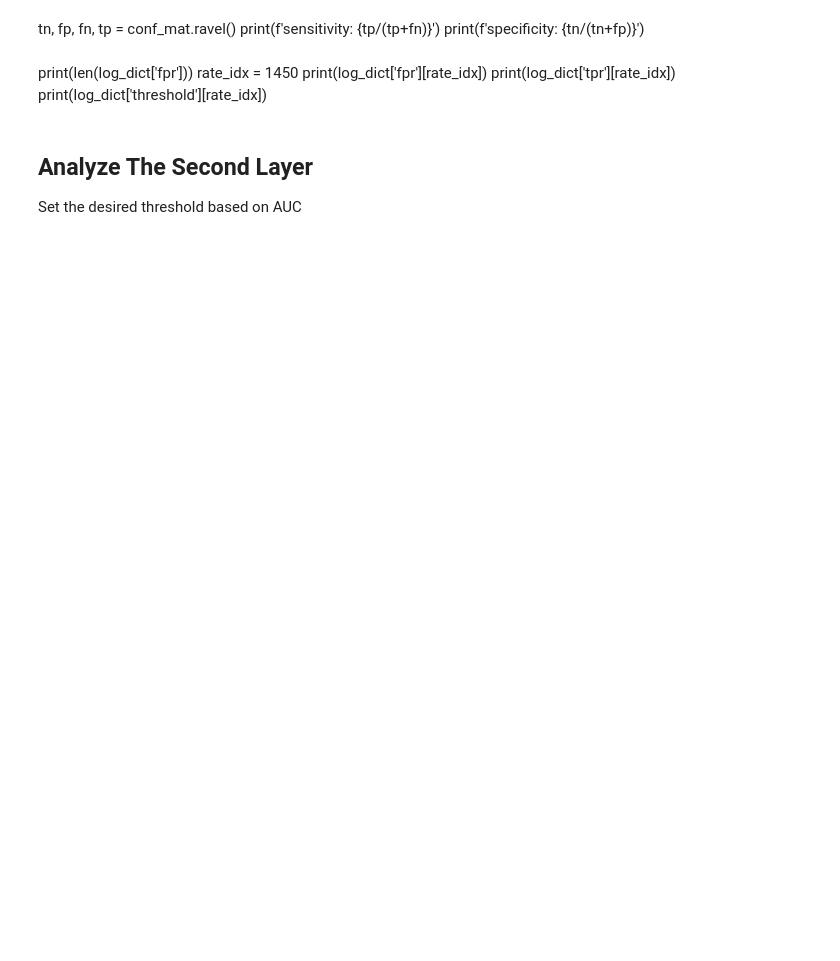
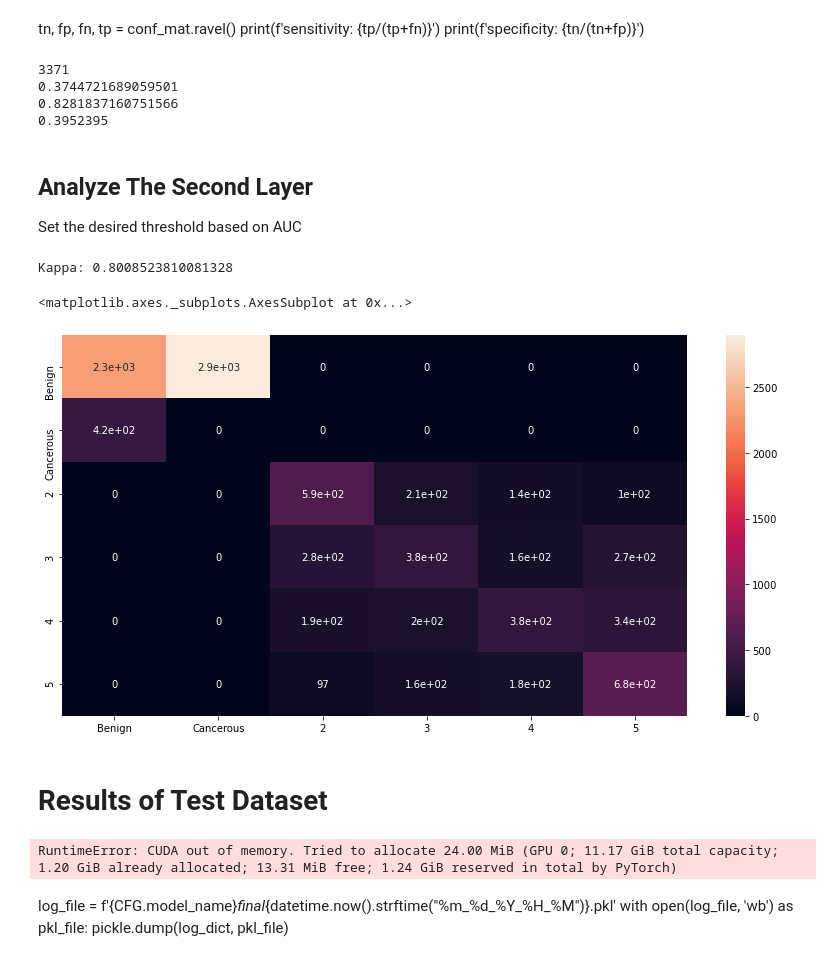
Before and after one commit to yh36/CS231nProstateCancer, a Jupyter notebook: PCaTileStreamMTL.ipynb, the cells around one changed output. Drawn from its saved outputs; the diff is of its cells as text; code cells hidden in the pictures; blank space fills up the shorter version.

Commit message:
Completed the cv training and added the test dataset code

```diff
--- a/PCaTileStreamMTL.ipynb
+++ b/PCaTileStreamMTL.ipynb
@@ -35,11 +35,11 @@ from PIL import Image
     To resolve the CUDA out of memory issue, we can trade-off between number of tiles and batch_size
 """
 class CFG:
-    batch_size = 14
+    batch_size = 16 # cv:14
     debug = False
     device = torch.device('cuda')
     dtype = torch.float32
-    epochs = 20
+    epochs = 2 # cv:20
     lr = 1e-4
     model_name = 'resnet_mlt'
     nfolds = 4
@@ -48,7 +48,7 @@ class CFG:
     n_tile = 12
     seed = 524
     test_split = 516
-    threshold = .5
+    threshold = .30
     weight_decay = .25
     TRAIN = '../yi_data/panda-16x128x128-tiles-data/train/'
     LABELS = '../data/train.csv'
@@ -545,12 +576,17 @@ plt.show()
 tn, fp, fn, tp = conf_mat.ravel()
 print(f'sensitivity: {tp/(tp+fn)}')
 print(f'specificity: {tn/(tn+fp)}')
-# %% [markdown]
-print(len(log_dict['fpr']))
-rate_idx = 1450
-print(log_dict['fpr'][rate_idx])
-print(log_dict['tpr'][rate_idx])
-print(log_dict['threshold'][rate_idx])
+# %%
+print(len(log_dict['fpr']))
+rate_idx = 2100
+print(log_dict['fpr'][rate_idx])
+print(log_dict['tpr'][rate_idx])
+print(log_dict['threshold'][rate_idx])
+# %% [output]
+3371
+0.3744721689059501
+0.8281837160751566
+0.3952395
 # %% [markdown]
 ## Analyze The Second Layer
 Set the desired threshold based on AUC
@@ -565,17 +601,51 @@ p_bc = torch.where(s_bc<CFG.threshold, torch.tensor(0), torch.tensor(1))
 #t_mult =t[t>=2]
 #print(t_mult)
 # Filter out the predictions of layer two
-p_mult[(t_bc==0) & (p_bc==1)] = 8  # Flase positive
-p_mult[(t_bc==1) & (p_bc==0)] = 0  # Flase negative
+p_mult[(t_bc==0) & (p_bc==1)] = 1  # Flase positive
+p_mult[p_bc==0] = 0  # Flase negative
 #print(p_mult)
 t[t==1] = 0  # Convert 1 to 0
-t[(t_bc==1) & (p_bc==0)] = 8
+t[(t_bc==1) & (p_bc==0)] = 1
 #print(t)
 # %%
-kappa = cohen_kappa_score(t, p_mult, weights='quadratic')
+kappa = cohen_kappa_score(t[t_bc==p_bc], p_mult[t_bc==p_bc], weights='quadratic')
 print(f'Kappa: {kappa}')
 conf_mat = confusion_matrix(t, p_mult)
 #plt.matshow()
 plt.figure(figsize=(14,7))
-isup_labels = [0, 2, 3, 4, 5, 8]
+isup_labels = ['Benign', 'Cancerous', 2, 3, 4, 5]
 sn.heatmap(conf_mat, annot=True, xticklabels=isup_labels, yticklabels=isup_labels)
+# %% [output]
+Kappa: 0.8008523810081328
+<matplotlib.axes._subplots.AxesSubplot at 0x...>
+[figure, added]
+# %% [markdown]
+# Results of Test Dataset
+# %%
+def train_full(train_df, test_df):
+    model_ft = initialize_model(CFG.model_name, CFG.num_classes)
+    optimizer = optim.Adam(model_ft.parameters(),
+                           lr=CFG.lr)
+    scheduler = optim.lr_scheduler.ReduceLROnPlateau(optimizer, mode='min', factor=0.1, patience=2, verbose=True, eps=1e-06)
+
+    loader_train, loader_test = data_loader_test(train_df, test_df)
+    return train_model(model_ft, 0,
+                       {'train': loader_train, 'val': loader_test},
+                       FocalLoss(), nn.CrossEntropyLoss(reduction='sum'),
+                       optimizer, scheduler, CFG.epochs)
+
+
+final_model, bc_loss_history, mult_loss_history, mult_train_acc_history, mult_val_acc_history = train_full(train, test)
+log_dict = {
+            f'best_model_final': final_model.to('cpu'),  # Don't save model as cuda
+            f'bc_loss_history_final': bc_loss_history,
+            f'mult_loss_history_final': mult_loss_history,
+            f'mult_train_acc_history_final': mult_train_acc_history,
+            f'mult_val_acc_history_final': mult_val_acc_history
+           }
+# %% [output]
+RuntimeError: CUDA out of memory. Tried to allocate 24.00 MiB (GPU 0; 11.17 GiB total capacity; 1.20 GiB already allocated; 13.31 MiB free; 1.24 GiB reserved in total by PyTorch)
+# %% [markdown]
+log_file = f'{CFG.model_name}_final_{datetime.now().strftime("%m_%d_%Y_%H_%M")}.pkl'
+with open(log_file, 'wb') as pkl_file:
+    pickle.dump(log_dict, pkl_file)
```
Also changed, not shown: parts of 8 cells of this notebook.
